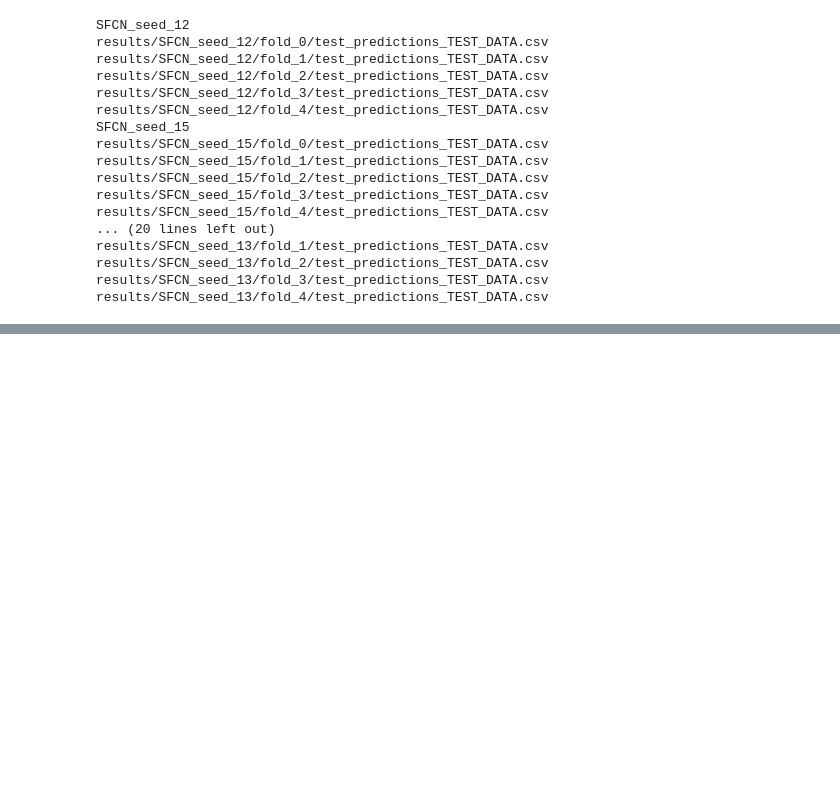
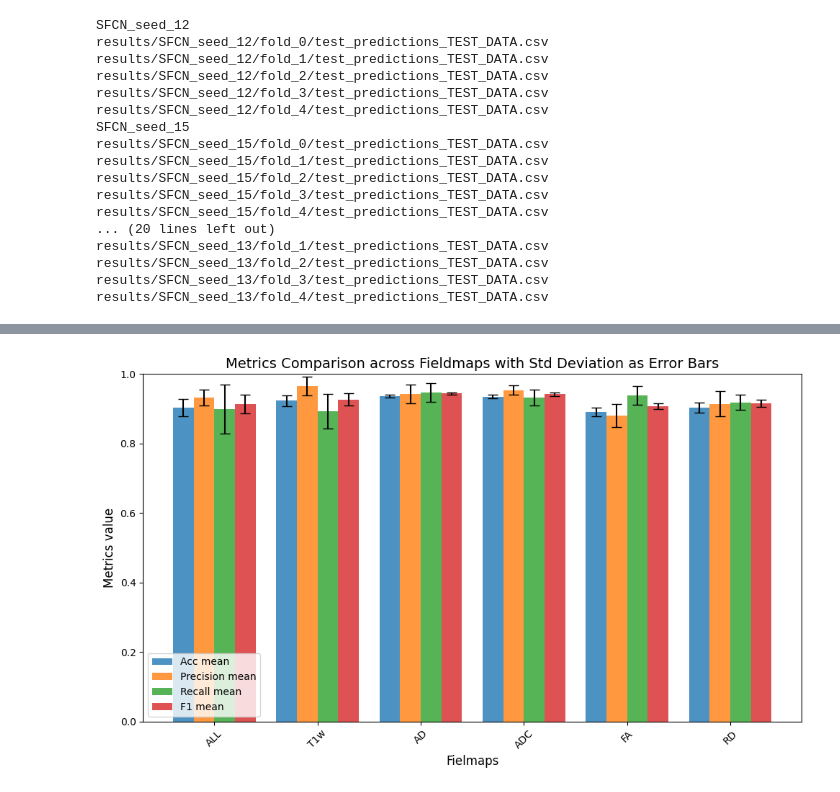
Before and after one commit to blackpearl006/Neurolight, a Jupyter notebook: age.ipynb, the cells around one changed output, grey strips where cells are left out. Saved outputs shown, nothing was run; the diff lists cells and outputs as text; code cells hidden in the pictures; blank space fills up the shorter version.

```diff
--- a/age.ipynb
+++ b/age.ipynb
@@ -94,0 +108,30 @@ SFCN_seed_15   0.915475  0.010108  0.902857  0.014569
+# %%
+metrics = ['Acc_mean', 'Precision_mean', 'Recall_mean', 'F1_mean']
+std_metrics = ['Acc_std', 'Precision_std', 'Recall_std', 'F1_std']
+x = np.arange(len(df['Seed']))  # Positions for the groups
+width = 0.2  # Width of each bar
+new_labels = ["ALL", "T1w", "AD", "ADC", "FA", "RD"]
+
+plt.figure(figsize=(10, 6))
+
+for i, metric in enumerate(metrics):
+    plt.bar(
+        x + i * width,
+        summary_df[metric],
+        yerr=df[std_metrics[i]],
+        capsize=5,
+        width=width,
+        label=metric.replace('_', ' '),
+        alpha=0.8
+    )
+
+plt.xlabel('Fielmaps', fontsize=12)
+plt.ylabel('Metrics value', fontsize=12)
+plt.title('Metrics Comparison across Fieldmaps with Std Deviation as Error Bars', fontsize=14)
+plt.xticks(x + width * (len(metrics) - 1) / 2, new_labels, rotation=45, fontsize=10)
+plt.ylim(0, 1)  # Assuming metrics are normalized
+plt.legend(fontsize=10)
+plt.tight_layout()
+plt.show()
+# %% [output]
+[figure, added]
```
Also changed, not shown: parts of 4 cells of this notebook, 14 other files.
